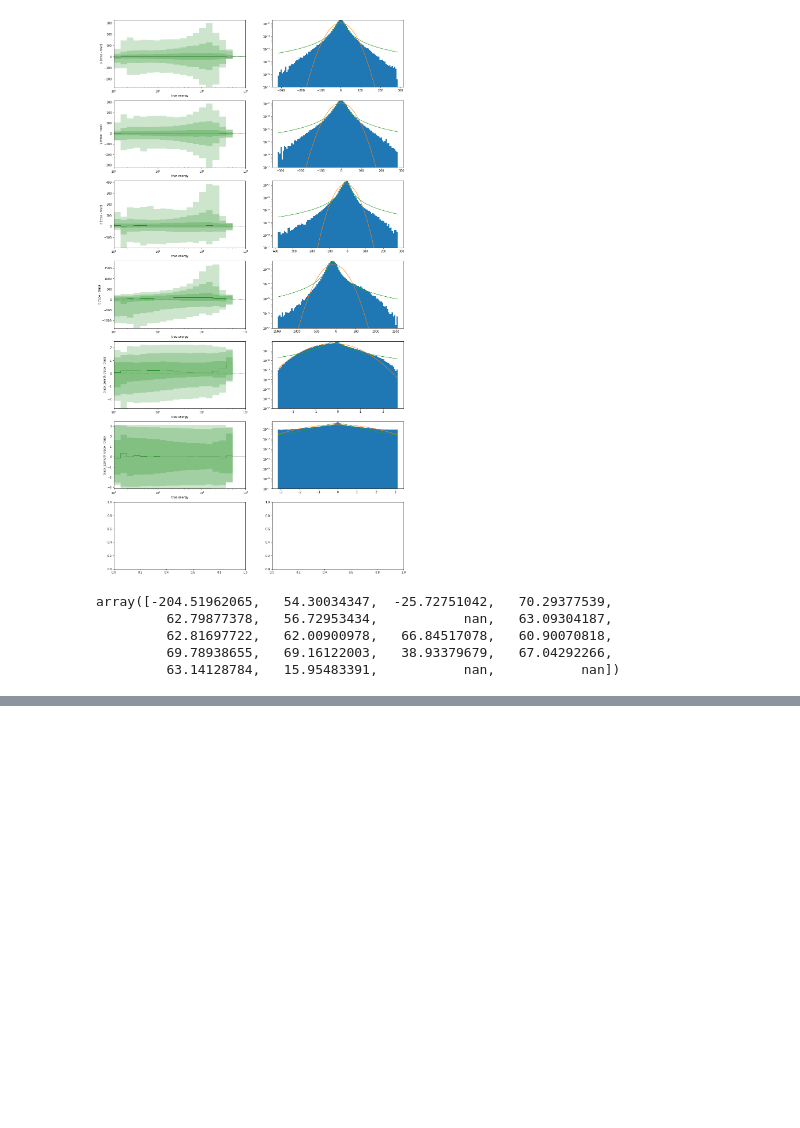
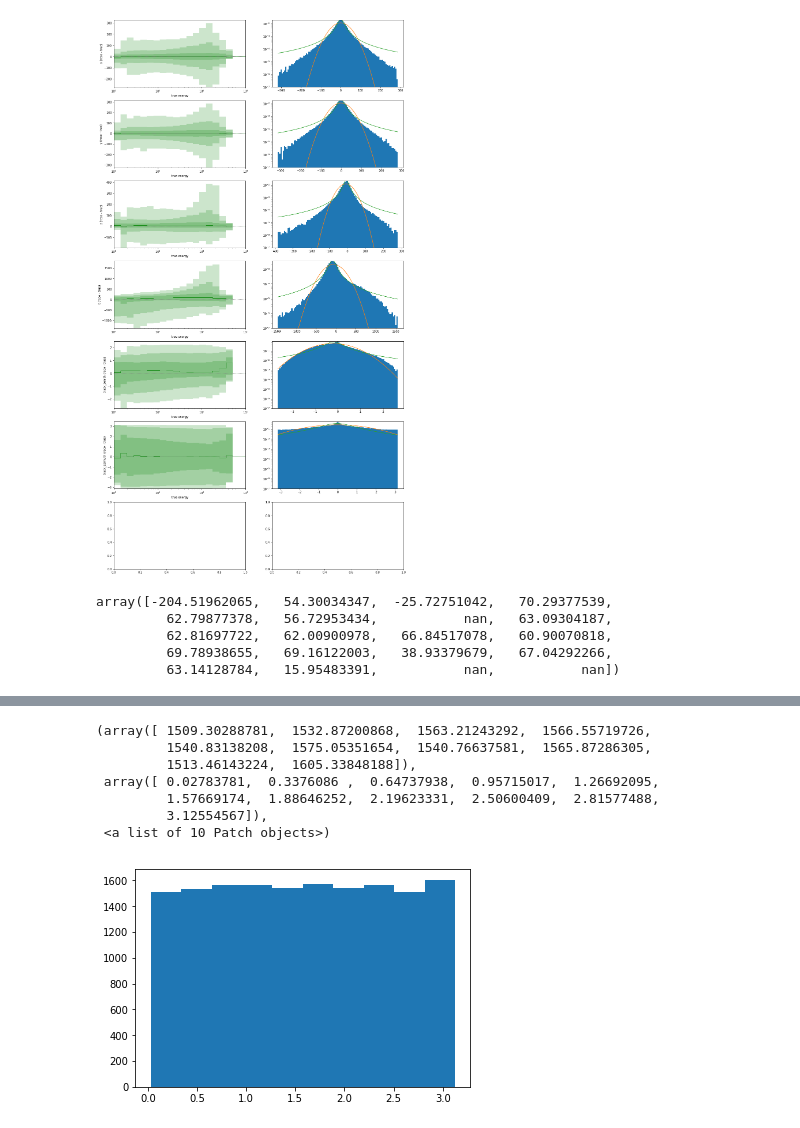
Before and after one commit to ts4051/retro, a Jupyter notebook: notebooks/SPEresolutions.ipynb, the cells around one changed output, grey strips where cells are left out. Cells and saved outputs as stored; diff of their text form; code cells hidden in the pictures; blank space fills up the shorter version.

```diff
--- a/notebooks/SPEresolutions.ipynb
+++ b/notebooks/SPEresolutions.ipynb
@@ -200,0 +216,11 @@ for ax,dim in zip([ax1, ax2, ax3, ax4], ['t', 'x', 'y', 'z']):
+# %%
+plt.hist(zen, weights=weights)
+# %% [output]
+(array([ 1509.30288781,  1532.87200868,  1563.21243292,  1566.55719726,
+         1540.83138208,  1575.05351654,  1540.76637581,  1565.87286305,
+         1513.46143224,  1605.33848188]),
+ array([ 0.02783781,  0.3376086 ,  0.64737938,  0.95715017,  1.26692095,
+         1.57669174,  1.88646252,  2.19623331,  2.50600409,  2.81577488,
+         3.12554567]),
+ <a list of 10 Patch objects>)
+[figure, added]
```
Also changed, not shown: parts of 7 cells of this notebook, 1 other file.
